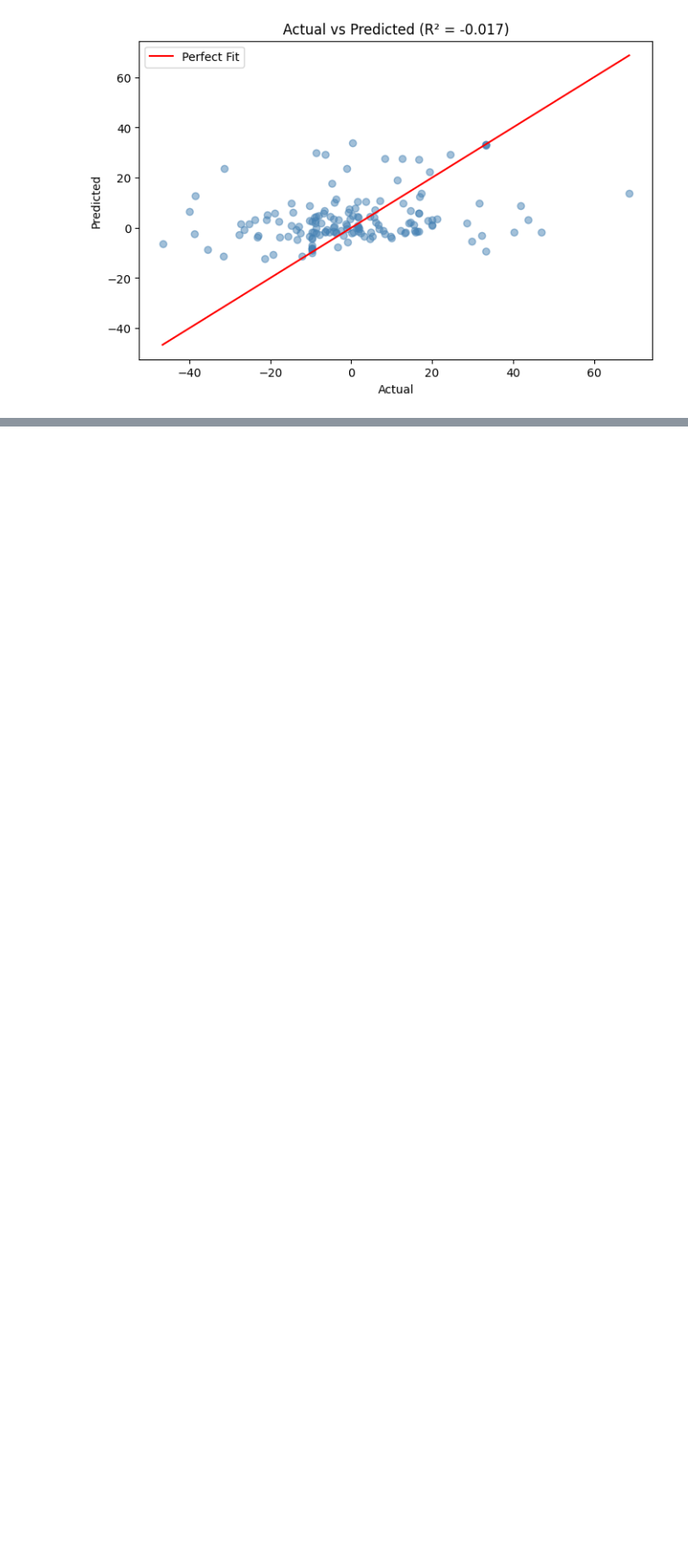
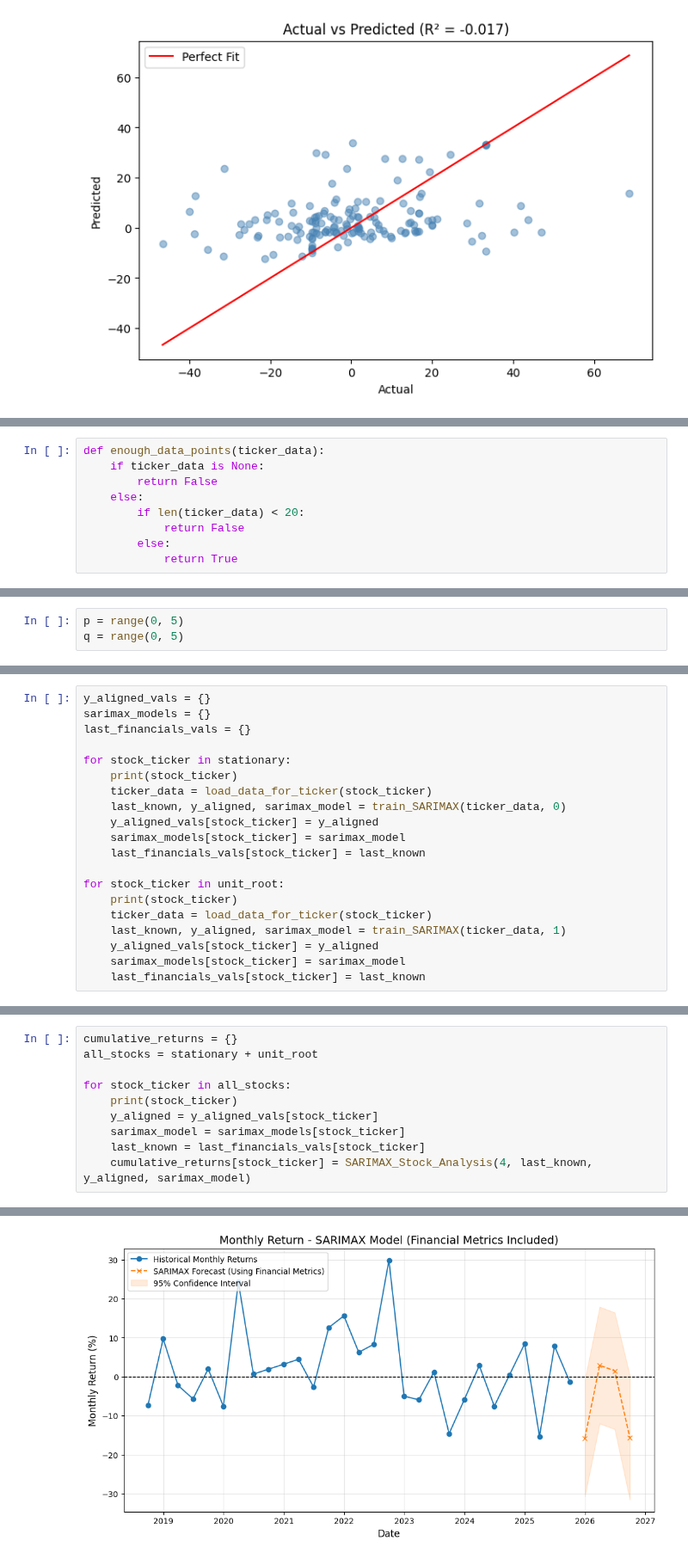
Before and after one commit to ShiyiU/HTTStockIndustryRankingTool, a Jupyter notebook: Notebooks/test.ipynb, the cells around one changed output, grey strips where cells are left out. Shown at 86% size. Cells and saved outputs as stored; diff of their text form; blank space fills up the shorter version.

```diff
--- a/Notebooks/test.ipynb
+++ b/Notebooks/test.ipynb
@@ -323,0 +310,9 @@ Warnings:
+# %%
+def enough_data_points(ticker_data):
+    if ticker_data is None:
+        return False
+    else:
+        if len(ticker_data) < 20:
+            return False
+        else:
+            return True
@@ -323,0 +386,3 @@ Warnings:
+# %%
+p = range(0, 5)
+q = range(0, 5)
@@ -450,0 +494,20 @@ Date:                Tue, 17 Mar 2026   AIC                            210.269
+# %%
+y_aligned_vals = {}
+sarimax_models = {}
+last_financials_vals = {}
+
+for stock_ticker in stationary:
+    print(stock_ticker)
+    ticker_data = load_data_for_ticker(stock_ticker)
+    last_known, y_aligned, sarimax_model = train_SARIMAX(ticker_data, 0)
+    y_aligned_vals[stock_ticker] = y_aligned
+    sarimax_models[stock_ticker] = sarimax_model
+    last_financials_vals[stock_ticker] = last_known
+
+for stock_ticker in unit_root:
+    print(stock_ticker)
+    ticker_data = load_data_for_ticker(stock_ticker)
+    last_known, y_aligned, sarimax_model = train_SARIMAX(ticker_data, 1)
+    y_aligned_vals[stock_ticker] = y_aligned
+    sarimax_models[stock_ticker] = sarimax_model
+    last_financials_vals[stock_ticker] = last_known
@@ -450,0 +533,11 @@ Date:                Tue, 17 Mar 2026   AIC                            210.269
+# %%
+cumulative_returns = {}
+all_stocks = stationary + unit_root
+
+for stock_ticker in all_stocks:
+    print(stock_ticker)
+    y_aligned = y_aligned_vals[stock_ticker]
+    sarimax_model = sarimax_models[stock_ticker]
+    last_known = last_financials_vals[stock_ticker]
+    cumulative_returns[stock_ticker] = SARIMAX_Stock_Analysis(4, last_known, y_aligned, sarimax_model)
+# %% [output]
@@ -450,0 +546 @@ Date:                Tue, 17 Mar 2026   AIC                            210.269
+[figure, added]
```
Also changed, not shown: parts of 26 cells of this notebook.
